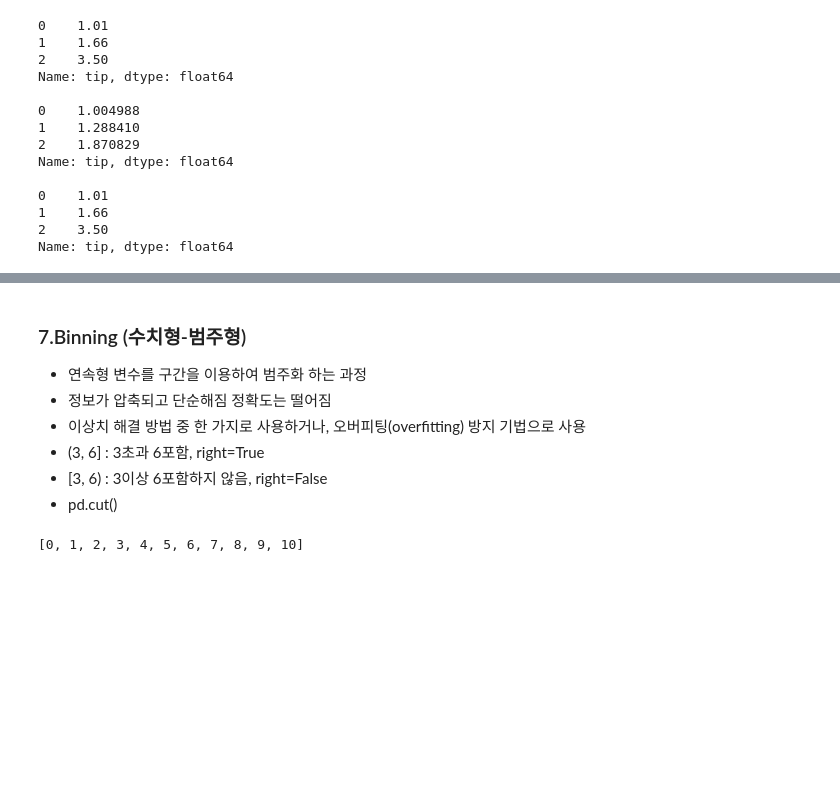
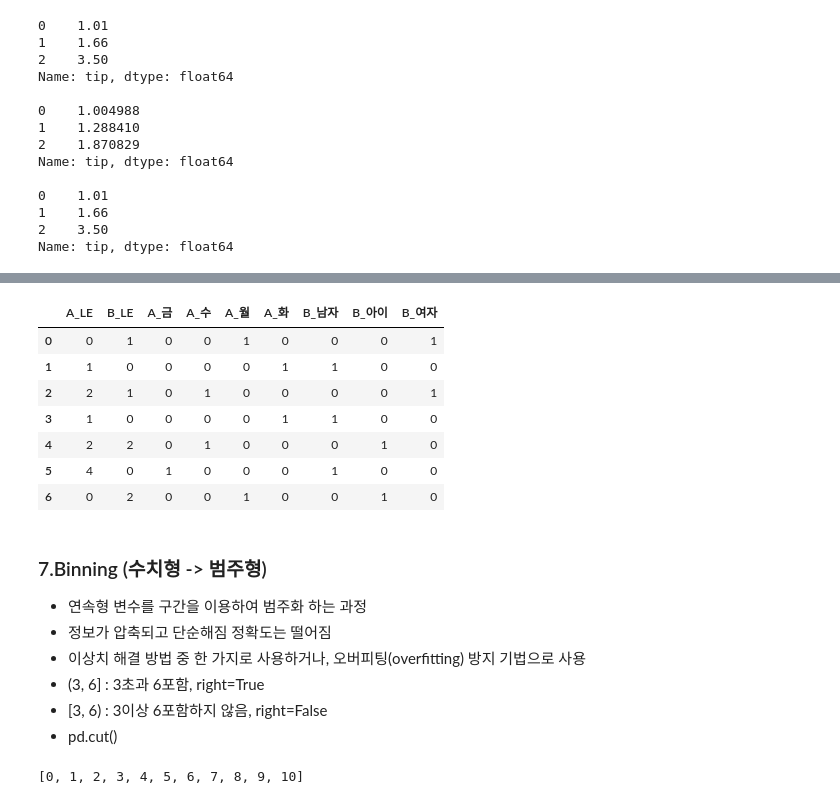
Before and after one commit to localtic/bigdata, a Jupyter notebook: [pandas_05]_Statistic_LAB.ipynb, the cells around one changed output, grey strips where cells are left out. Drawn from its saved outputs; the diff is of its cells as text; code cells hidden in the pictures; blank space fills up the shorter version.

```diff
--- a/[pandas_05]_Statistic_LAB.ipynb
+++ b/[pandas_05]_Statistic_LAB.ipynb
@@ -433,0 +453,6 @@ df
+# %%
+# [1] 요일에 대해서 Label Encoding 합니다.  (cat.code 사용)
+weekdays = '월 화 수 목 금 토 일'.split()
+df['A_LE'] = pd.Categorical(df['A'], weekdays, ordered=True)
+df['A_LE'] = df['A_LE'].cat.codes
+df
@@ -433,0 +468,6 @@ df
+# %%
+# [2] '남자', '여자', '아이'에 대해서 Label Encoding 합니다 (replace 사용)
+# v = df['B'].unique() 하면 종류 알 수 있음
+# df['B_LE'] = df['B'].replace(v, range(len(v)))
+df['B_LE'] = df['B'].replace(['남자', '여자', '아이'], [0, 1, 2])
+df
@@ -444,7 +513,18 @@ b
 # %%
 # [6] df의 모든 범주형 변수를 OneHotEncoding 합니다
+df3 = pd.get_dummies(df)
+df3
+# %% [output]
+|  | A_LE | B_LE | A_금 | A_수 | A_월 | A_화 | B_남자 | B_아이 | B_여자 |
+| 0 | 0 | 1 | 0 | 0 | 1 | 0 | 0 | 0 | 1 |
+| 1 | 1 | 0 | 0 | 0 | 0 | 1 | 1 | 0 | 0 |
+| 2 | 2 | 1 | 0 | 1 | 0 | 0 | 0 | 0 | 1 |
+| 3 | 1 | 0 | 0 | 0 | 0 | 1 | 1 | 0 | 0 |
+| 4 | 2 | 2 | 0 | 1 | 0 | 0 | 0 | 1 | 0 |
+| 5 | 4 | 0 | 1 | 0 | 0 | 0 | 1 | 0 | 0 |
+| 6 | 0 | 2 | 0 | 0 | 1 | 0 | 0 | 1 | 0 |
 # %% [markdown]
-### 7.Binning (수치형-범주형)
+### 7.Binning (수치형 -> 범주형)
 - 연속형 변수를 구간을 이용하여 범주화 하는 과정
 - 정보가 압축되고 단순해짐 정확도는 떨어짐
 - 이상치 해결 방법 중 한 가지로 사용하거나, 오버피팅(overfitting) 방지 기법으로 사용
```
Also changed, not shown: parts of 45 cells of this notebook.
